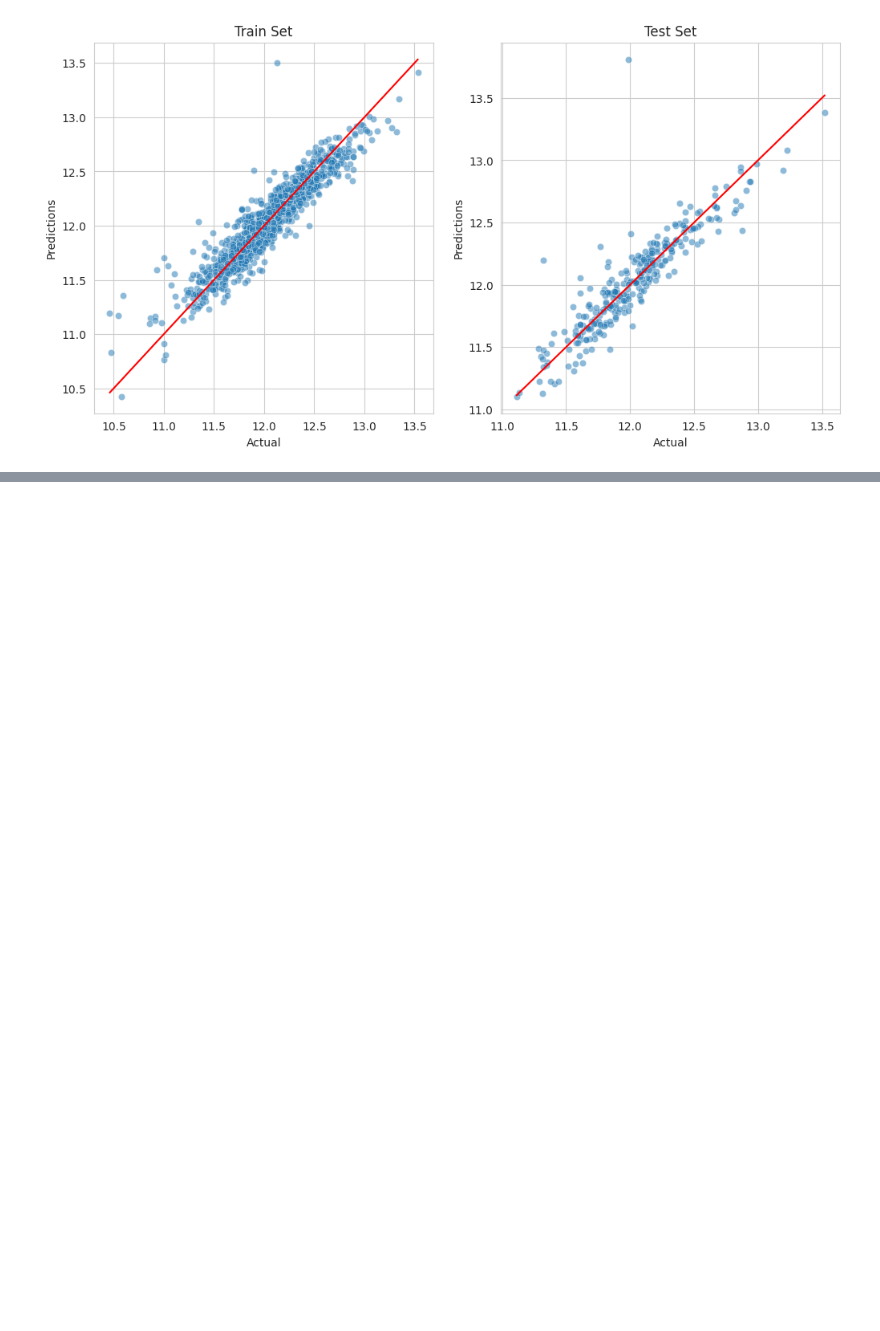
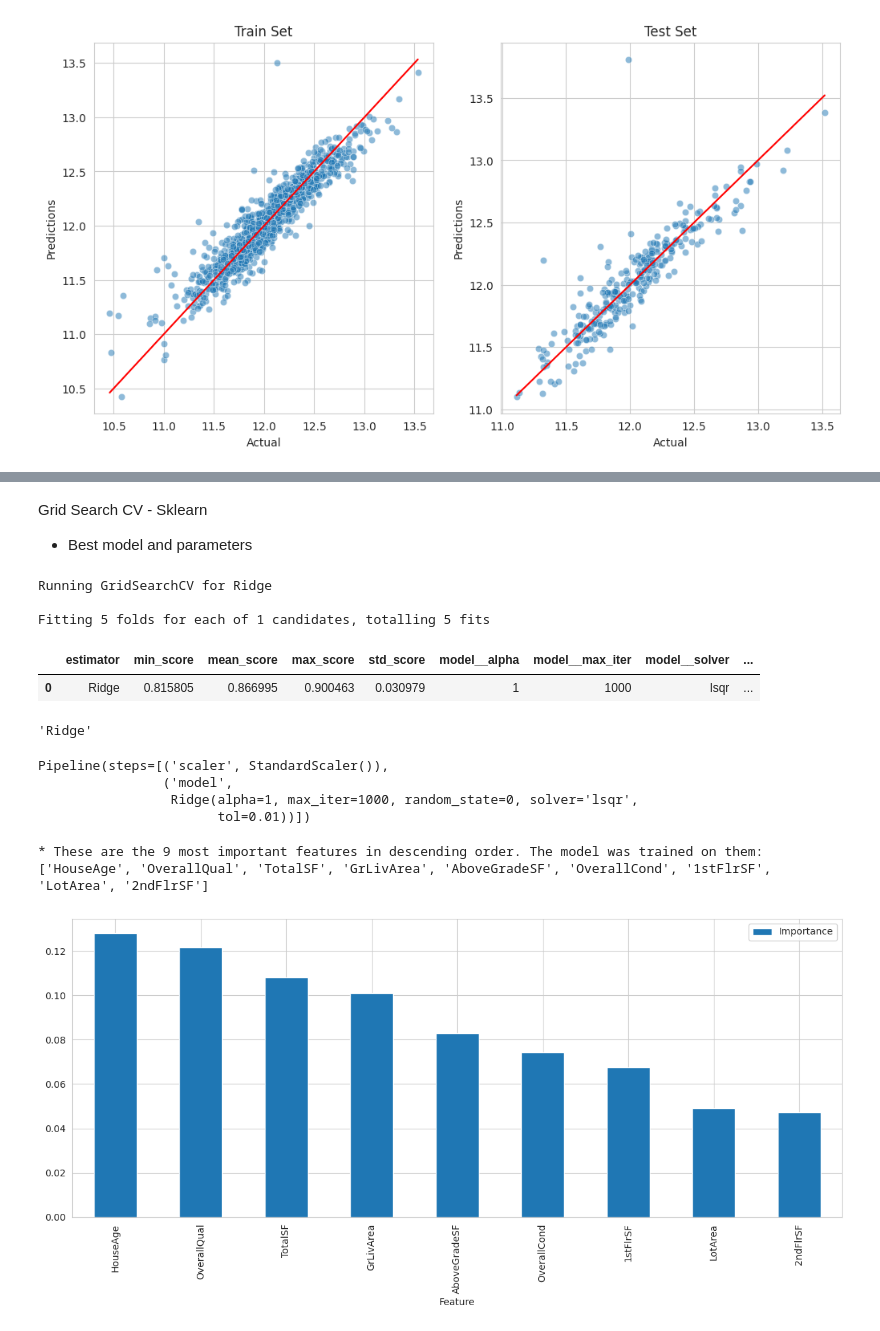
Before and after one commit to emilywade/heritage-housing, a Jupyter notebook: jupyter_notebooks/05ModellingEvaluation.ipynb, the cells around one changed output, grey strips where cells are left out. Saved outputs shown, nothing was run; the diff lists cells and outputs as text; code cells hidden in the pictures; blank space fills up the shorter version.

Commit message:
refitting pipeline with best features

```diff
--- a/jupyter_notebooks/05ModellingEvaluation.ipynb
+++ b/jupyter_notebooks/05ModellingEvaluation.ipynb
@@ -915,0 +972,3 @@ Comparison to Ridge:
+# %% [markdown]
+Grid Search CV - Sklearn
+- Best model and parameters
@@ -915,0 +988,60 @@ Comparison to Ridge:
+# %%
+search = HyperparameterOptimizationSearch(models=models_search, params=params_search)
+search.fit(X_train, y_train, scoring = 'r2', n_jobs=-1, cv=5)
+# %% [output]
+Running GridSearchCV for Ridge
+
+Fitting 5 folds for each of 1 candidates, totalling 5 fits
+# %%
+grid_search_summary, grid_search_pipelines = search.score_summary(sort_by='mean_score')
+grid_search_summary
+# %% [output]
+|  | estimator | min_score | mean_score | max_score | std_score | model__alpha | model__max_iter | model__solver | ... |
+| 0 | Ridge | 0.815805 | 0.866995 | 0.900463 | 0.030979 | 1 | 1000 | lsqr | ... |
+# %%
+best_model = grid_search_summary.iloc[0,0]
+best_model
+# %% [output]
+'Ridge'
+# %%
+pipeline_reg = grid_search_pipelines[best_model].best_estimator_
+pipeline_reg
+# %% [output]
+Pipeline(steps=[('scaler', StandardScaler()),
+                ('model',
+                 Ridge(alpha=1, max_iter=1000, random_state=0, solver='lsqr',
+                       tol=0.01))])
+# %%
+data_cleaning_feat_eng_steps = 1
+
+pipeline_up_to_feat_eng = Pipeline(pipeline_reg.steps[:data_cleaning_feat_eng_steps])
+X_transformed = pipeline_up_to_feat_eng.transform(X_train)
+
+if isinstance(X_transformed, pd.DataFrame):
+    columns_after_data_cleaning_feat_eng = X_transformed.columns
+else:
+    columns_after_data_cleaning_feat_eng = X_train.columns
+
+if hasattr(pipeline_reg['model'], "feature_importances_"):
+    importances = pipeline_reg['model'].feature_importances_
+elif hasattr(pipeline_reg['model'], "coef_"):
+    importances = np.abs(pipeline_reg['model'].coef_)
+else:
+    raise ValueError("Model does not have feature_importances_ or coef_")
+
+df_feature_importance = pd.DataFrame(data={
+    'Feature': columns_after_data_cleaning_feat_eng,
+    'Importance': importances
+}).sort_values(by='Importance', ascending=False)
+
+print(f"* These are the {len(columns_after_data_cleaning_feat_eng)} most important features in descending order. "
+      f"The model was trained on them: \n{df_feature_importance['Feature'].to_list()}")
+
+df_feature_importance.plot(kind='bar', x='Feature', y='Importance', figsize=(12, 6))
+plt.xticks(rotation=90)
+plt.tight_layout()
+plt.show()
+# %% [output]
+* These are the 9 most important features in descending order. The model was trained on them:
+['HouseAge', 'OverallQual', 'TotalSF', 'GrLivArea', 'AboveGradeSF', 'OverallCond', '1stFlrSF', 'LotArea', '2ndFlrSF']
+[figure, added]
```
Also changed, not shown: parts of 13 cells of this notebook.
